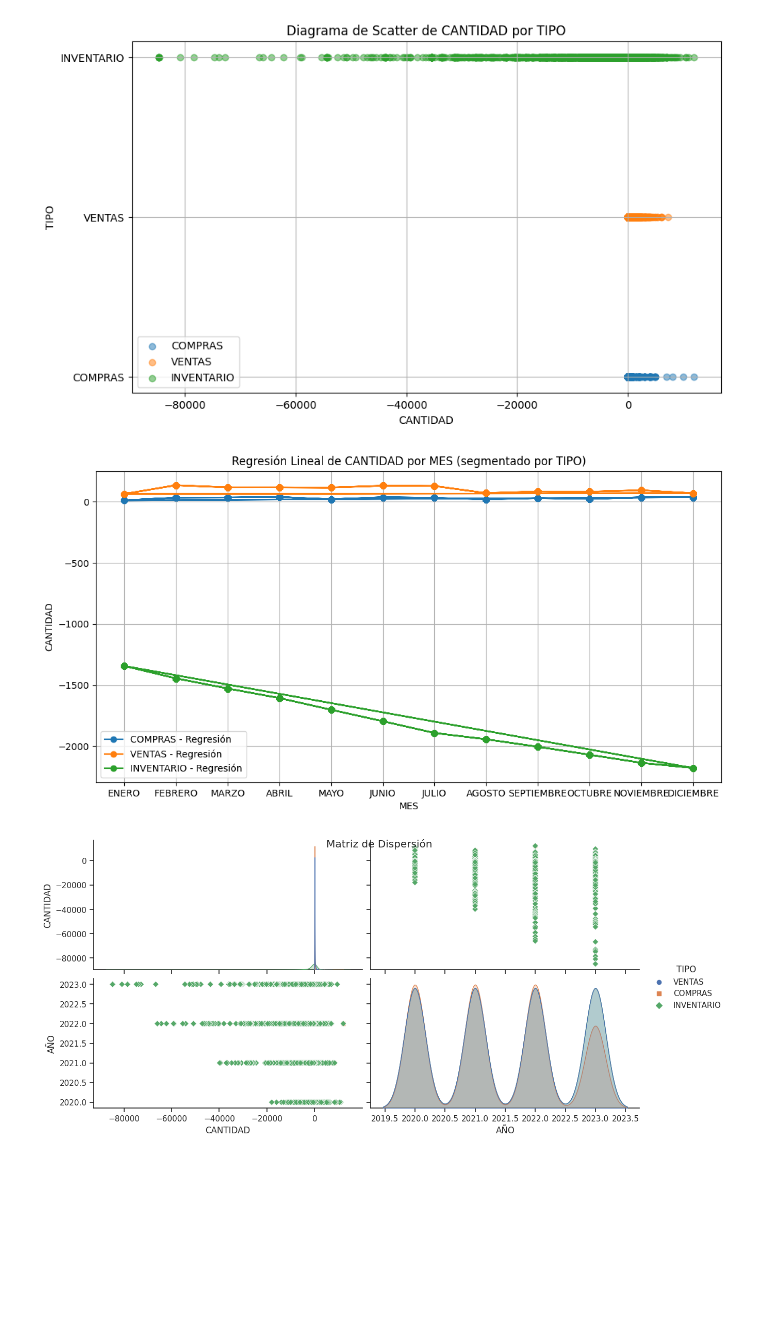
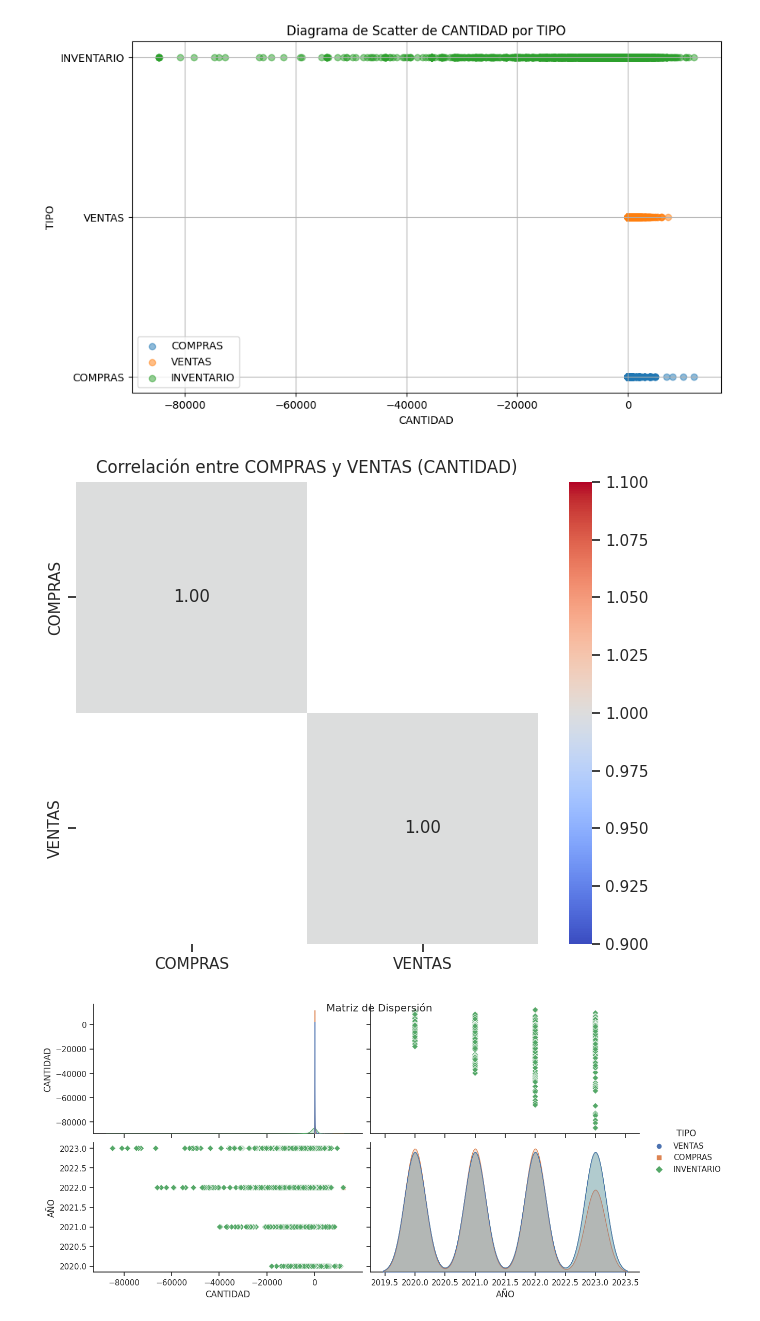
Before and after one commit to ingoscargiraldor/ingoscargiraldor, a Jupyter notebook: Operaciones_Anual.ipynb, the cells around one changed output. Cells and saved outputs as stored; diff of their text form; code cells hidden in the pictures; blank space fills up the shorter version.

```diff
--- a/Operaciones_Anual.ipynb
+++ b/Operaciones_Anual.ipynb
@@ -650,38 +653,24 @@ plt.grid(True)
 plt.show()
 # %% [output]
 [figure]
-# %%
-# Filter the data to include only COMPRAS, VENTAS and INVENTARIO records.
-tipos = ['COMPRAS', 'VENTAS', 'INVENTARIO']
-dataframes = {tipo: Operación_df[Operación_df['TIPO'] == tipo] for tipo in tipos}
-
-# Creates a linear regression model for each TIPO
-modelos = {}
-for tipo, df in dataframes.items():
-    X = pd.get_dummies(df['MES'], drop_first=True)  # Encodes the month as binary variables
-    y = df['CANTIDAD']
-
-    modelo = LinearRegression()
-    modelo.fit(X, y)
-    modelos[tipo] = modelo
-
-# Plots linear regressions
-plt.figure(figsize=(12, 6))
-for tipo, modelo in modelos.items():
-    X_pred = pd.get_dummies(df['MES'], drop_first=True)  # Encodes the month as binary variables
-    y_pred = modelo.predict(X_pred)
-
-    plt.plot(df['MES'], y_pred, label=f'{tipo} - Regresión', marker='o')
-
-plt.title('Regresión Lineal de CANTIDAD por MES (segmentado por TIPO)')
-plt.xlabel('MES')
-plt.ylabel('CANTIDAD')
-plt.legend()
-plt.grid(True)
-
-plt.show()
-# %% [output]
-[figure, removed]
+# %%
+# Filtra los datos para incluir solo las filas de "COMPRAS" y "VENTAS"
+compras_df = Operación_df[Operación_df['TIPO'] == 'COMPRAS']
+ventas_df = Operación_df[Operación_df['TIPO'] == 'VENTAS']
+
+# Crea un nuevo DataFrame con las columnas "COMPRAS" y "VENTAS"
+nuevo_df = pd.DataFrame({'COMPRAS': compras_df['CANTIDAD'], 'VENTAS': ventas_df['CANTIDAD']})
+
+# Calcula la correlación entre "COMPRAS" y "VENTAS"
+correlation_matrix = nuevo_df.corr()
+
+# Crea un heatmap
+plt.figure(figsize=(8, 6))
+sns.heatmap(correlation_matrix, annot=True, cmap='coolwarm', fmt=".2f", square=True)
+plt.title('Correlación entre COMPRAS y VENTAS (CANTIDAD)')
+plt.show()
+# %% [output]
+[figure, added]
 # %%
 # Correlation matrix
 correlation_matrix = Operación_df.corr()
```
Also changed, not shown: parts of 16 cells of this notebook.
